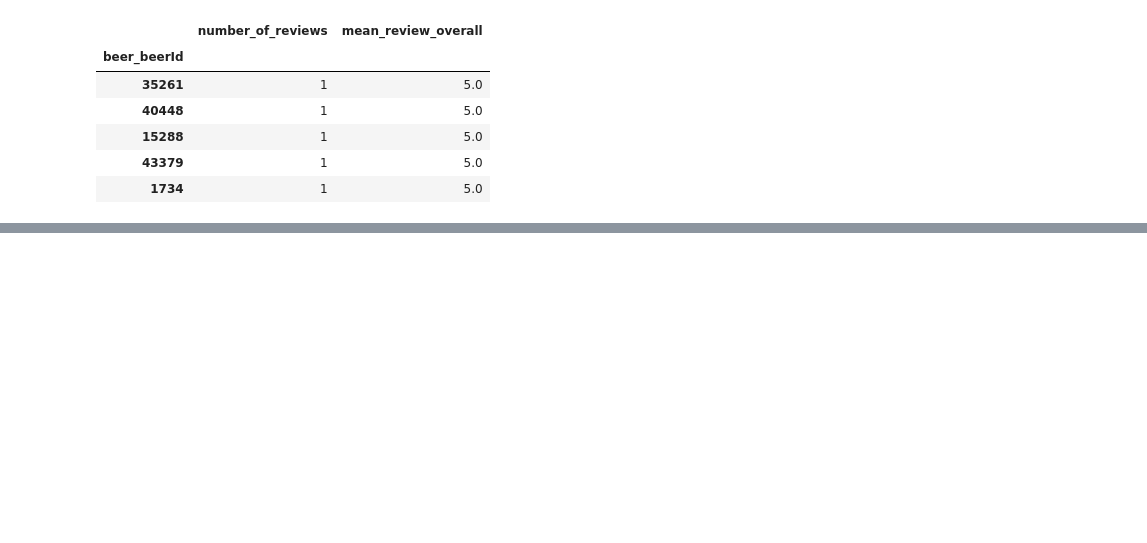
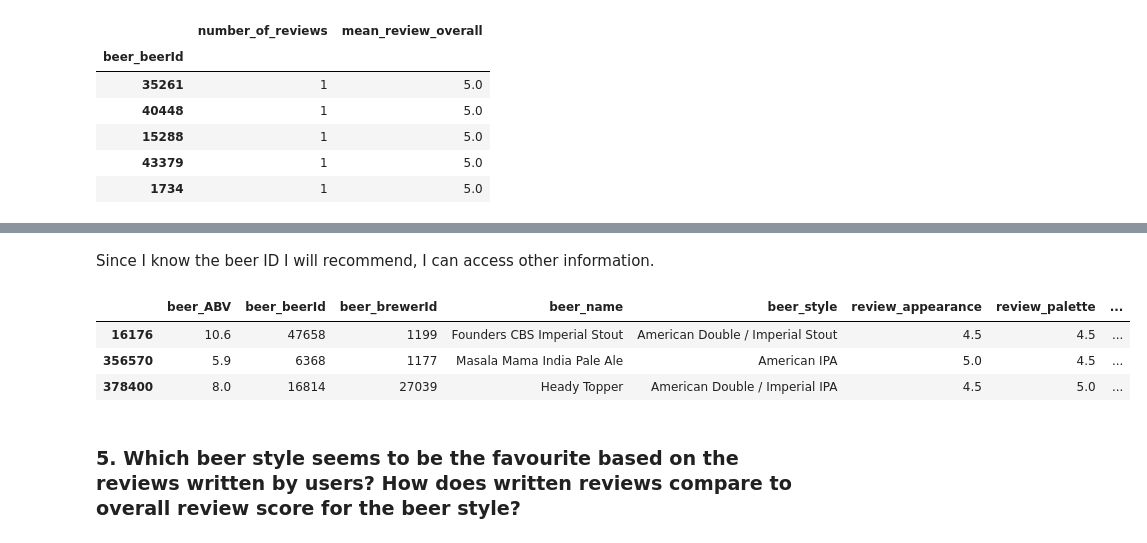
Before and after one commit to tugceturkkal/Data-Projects, a Jupyter notebook: Beer Data Analysis.ipynb, the cells around one changed output, grey strips where cells are left out. Cells and saved outputs as stored; diff of their text form; code cells hidden in the pictures; blank space fills up the shorter version.

```diff
--- a/Beer Data Analysis.ipynb
+++ b/Beer Data Analysis.ipynb
@@ -285,0 +290,12 @@ array([[<AxesSubplot:title={'center':'number_of_reviews'}>]], dtype=object)
+# %% [markdown]
+Since I know the beer ID I will recommend, I can access other information.
+# %%
+data[(data['beer_beerId'] == 16814) | (data['beer_beerId'] == 47658) |
+     (data['beer_beerId'] == 6368)].drop_duplicates(subset = 'beer_beerId')
+# %% [output]
+|  | beer_ABV | beer_beerId | beer_brewerId | beer_name | beer_style | review_appearance | review_palette | ... |
+| 16176 | 10.6 | 47658 | 1199 | Founders CBS Imperial Stout | American Double / Imperial Stout | 4.5 | 4.5 | ... |
+| 356570 | 5.9 | 6368 | 1177 | Masala Mama India Pale Ale | American IPA | 5.0 | 4.5 | ... |
+| 378400 | 8.0 | 16814 | 27039 | Heady Topper | American Double / Imperial IPA | 4.5 | 5.0 | ... |
+# %% [markdown]
+### 5. Which beer style seems to be the favourite based on the reviews written by users? How does written reviews compare to overall review score for the beer style?
```
Also changed, not shown: parts of 4 cells of this notebook.
